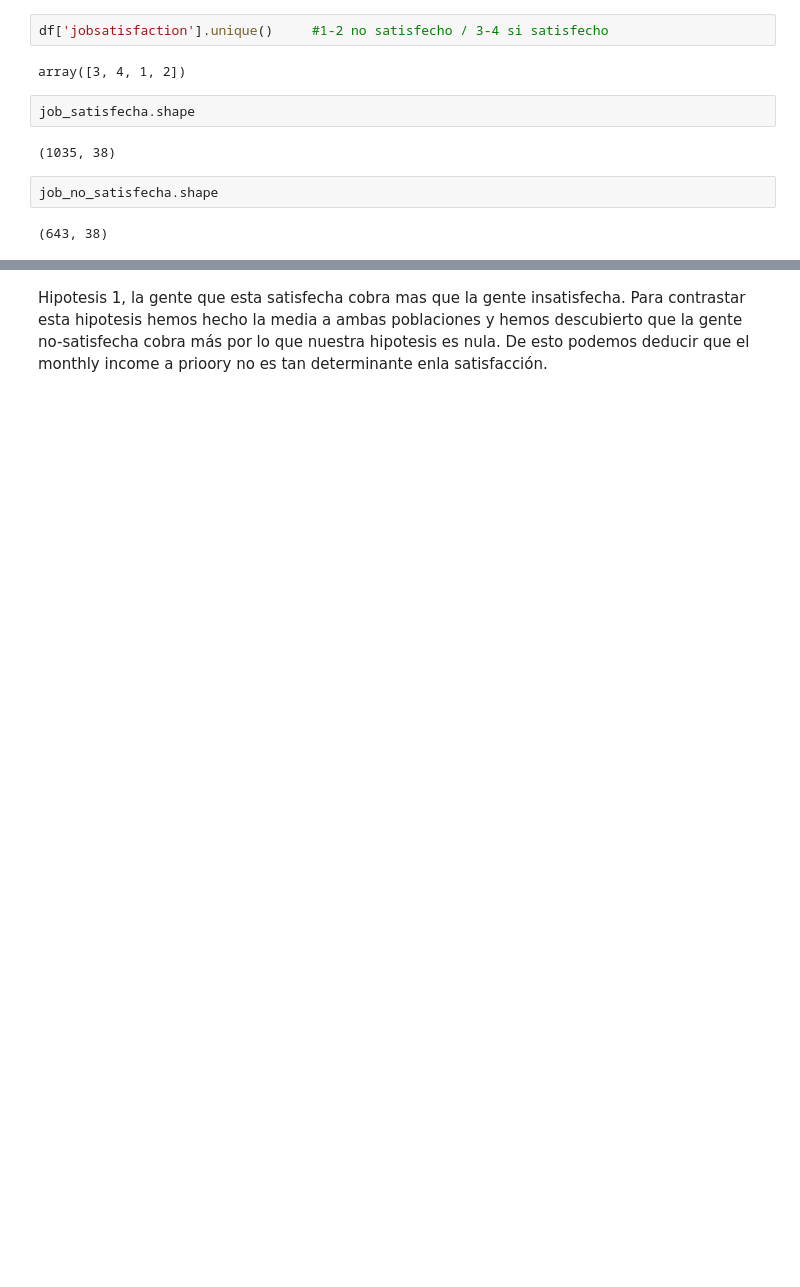
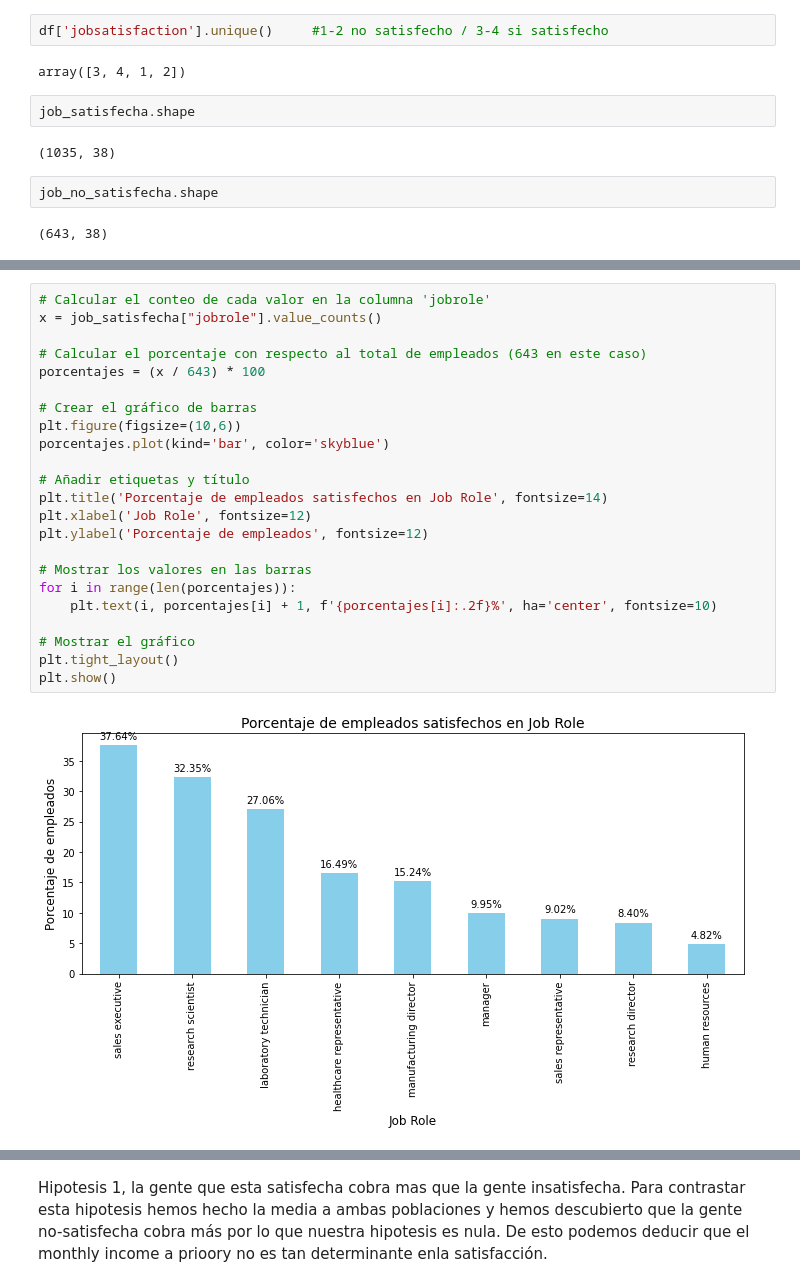
Before and after one commit to Iara-AC/project-da-promo-K-modulo-3-team-1, a Jupyter notebook: FUNCIONES/GRAFICOS.ipynb, the cells around one changed output, grey strips where cells are left out. Drawn from its saved outputs; the diff is of its cells as text; blank space fills up the shorter version.

```diff
--- a/FUNCIONES/GRAFICOS.ipynb
+++ b/FUNCIONES/GRAFICOS.ipynb
@@ -180,0 +339,25 @@ job_satisfecha.describe()
+# %%
+# Calcular el conteo de cada valor en la columna 'jobrole'
+x = job_satisfecha["jobrole"].value_counts()
+
+# Calcular el porcentaje con respecto al total de empleados (643 en este caso)
+porcentajes = (x / 643) * 100
+
+# Crear el gráfico de barras
+plt.figure(figsize=(10,6))
+porcentajes.plot(kind='bar', color='skyblue')
+
+# Añadir etiquetas y título
+plt.title('Porcentaje de empleados satisfechos en Job Role', fontsize=14)
+plt.xlabel('Job Role', fontsize=12)
+plt.ylabel('Porcentaje de empleados', fontsize=12)
+
+# Mostrar los valores en las barras
+for i in range(len(porcentajes)):
+    plt.text(i, porcentajes[i] + 1, f'{porcentajes[i]:.2f}%', ha='center', fontsize=10)
+
+# Mostrar el gráfico
+plt.tight_layout()
+plt.show()
+# %% [output]
+[figure, added]
```
Also changed, not shown: parts of 39 cells of this notebook.
